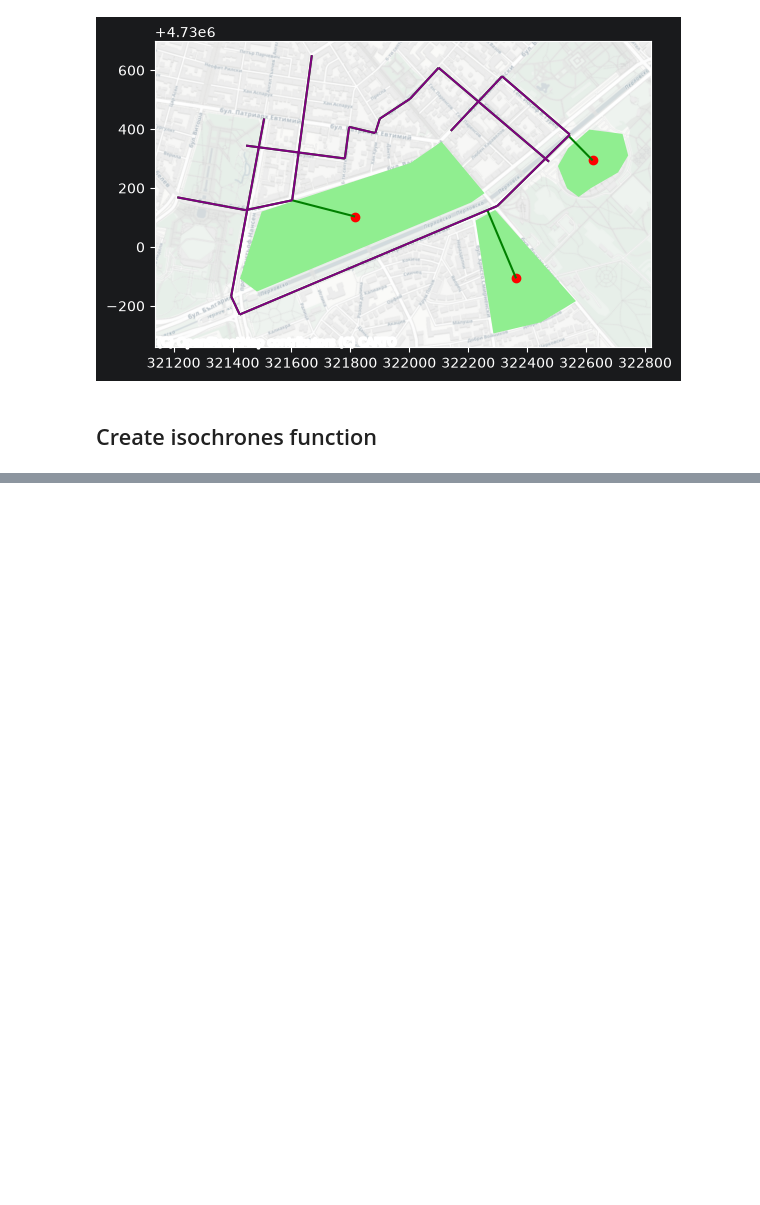
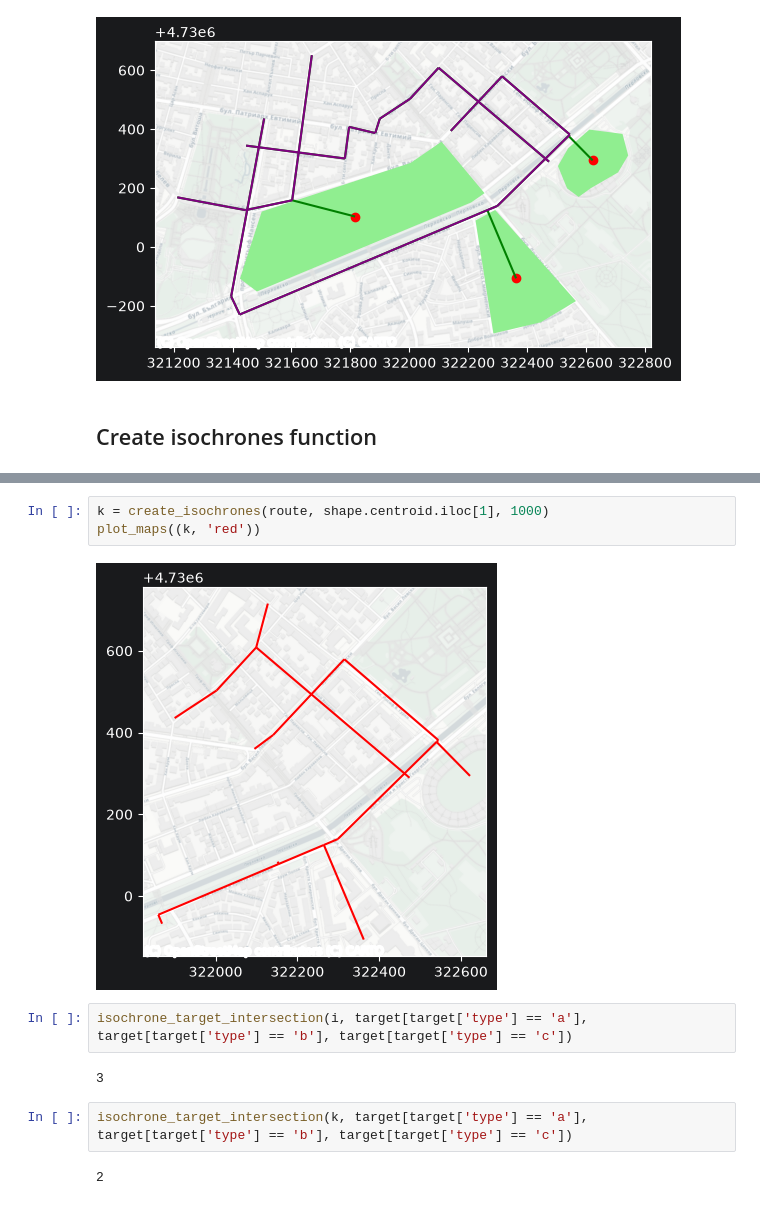
Before and after one commit to NikitaALSI/Izochrones, a Jupyter notebook: Development/Playground.ipynb, the cells around one changed output, grey strips where cells are left out. Saved outputs shown, nothing was run; the diff lists cells and outputs as text; blank space fills up the shorter version.

```diff
--- a/Development/Playground.ipynb
+++ b/Development/Playground.ipynb
@@ -159,0 +193,13 @@ plot_maps((route, 'green'), (shape.centroid.head(1), 'red'))
+# %%
+k = create_isochrones(route, shape.centroid.iloc[1], 1000)
+plot_maps((k, 'red'))
+# %% [output]
+[figure, added]
+# %%
+isochrone_target_intersection(i, target[target['type'] == 'a'], target[target['type'] == 'b'], target[target['type'] == 'c'])
+# %% [output]
+3
+# %%
+isochrone_target_intersection(k, target[target['type'] == 'a'], target[target['type'] == 'b'], target[target['type'] == 'c'])
+# %% [output]
+2
```
Also changed, not shown: parts of 27 cells of this notebook, 6 other files.
